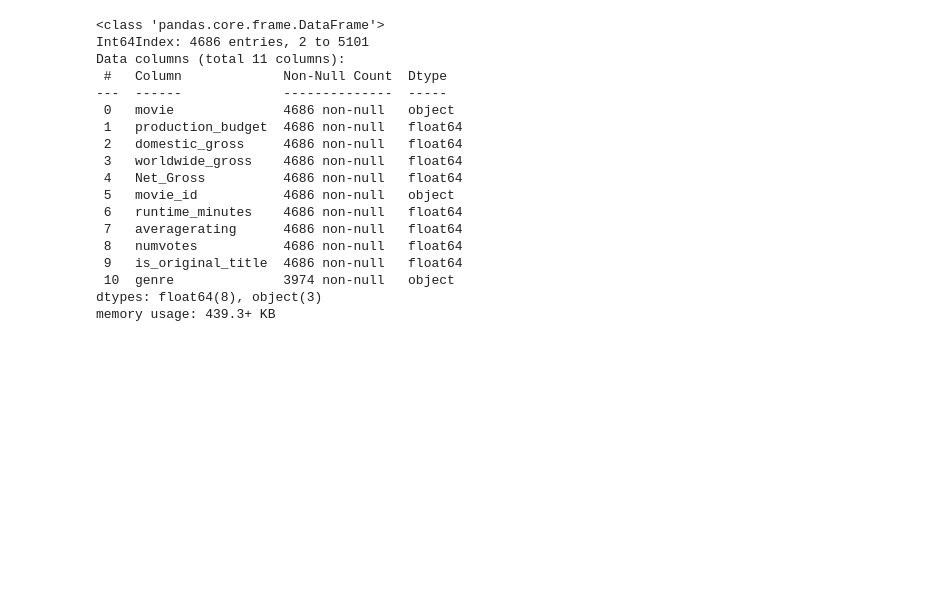
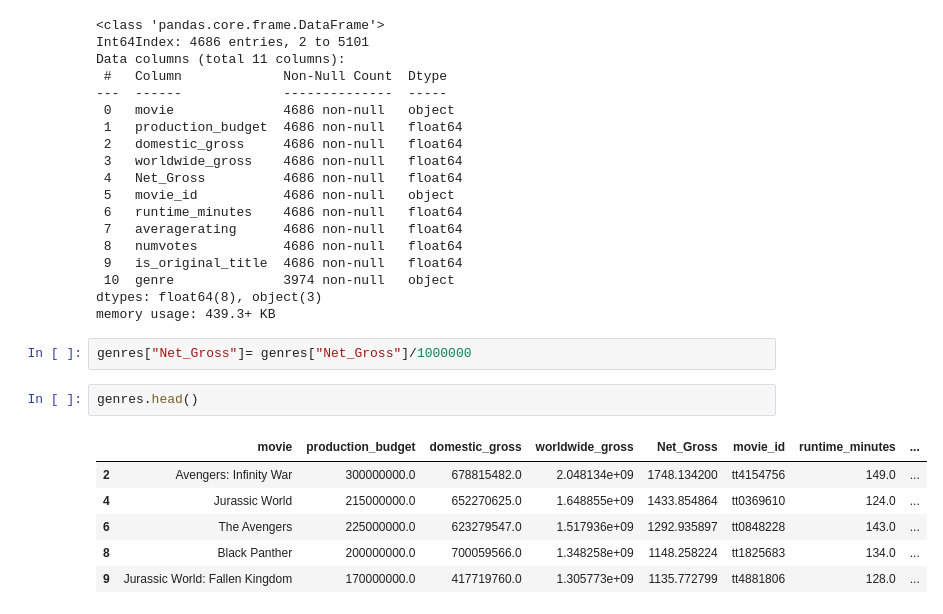
Before and after one commit to ldwilker10/dsc-phase-1-project-v2-4, a Jupyter notebook: Rough_Draft_Phase1_Project .ipynb, the cells around one changed output. Cells and saved outputs as stored; diff of their text form; blank space fills up the shorter version.

```diff
--- a/Rough_Draft_Phase1_Project .ipynb
+++ b/Rough_Draft_Phase1_Project .ipynb
@@ -804,4 +804,15 @@ Data columns (total 11 columns):
  10  genre              3974 non-null   object
 dtypes: float64(8), object(3)
 memory usage: 439.3+ KB
+# %%
+genres["Net_Gross"]= genres["Net_Gross"]/1000000
+# %%
+genres.head()
+# %% [output]
+|  | movie | production_budget | domestic_gross | worldwide_gross | Net_Gross | movie_id | runtime_minutes | ... |
+| 2 | Avengers: Infinity War | 300000000.0 | 678815482.0 | 2.048134e+09 | 1748.134200 | tt4154756 | 149.0 | ... |
+| 4 | Jurassic World | 215000000.0 | 652270625.0 | 1.648855e+09 | 1433.854864 | tt0369610 | 124.0 | ... |
+| 6 | The Avengers | 225000000.0 | 623279547.0 | 1.517936e+09 | 1292.935897 | tt0848228 | 143.0 | ... |
+| 8 | Black Panther | 200000000.0 | 700059566.0 | 1.348258e+09 | 1148.258224 | tt1825683 | 134.0 | ... |
+| 9 | Jurassic World: Fallen Kingdom | 170000000.0 | 417719760.0 | 1.305773e+09 | 1135.772799 | tt4881806 | 128.0 | ... |
 # %%
```
Also changed, not shown: parts of 7 cells of this notebook.
